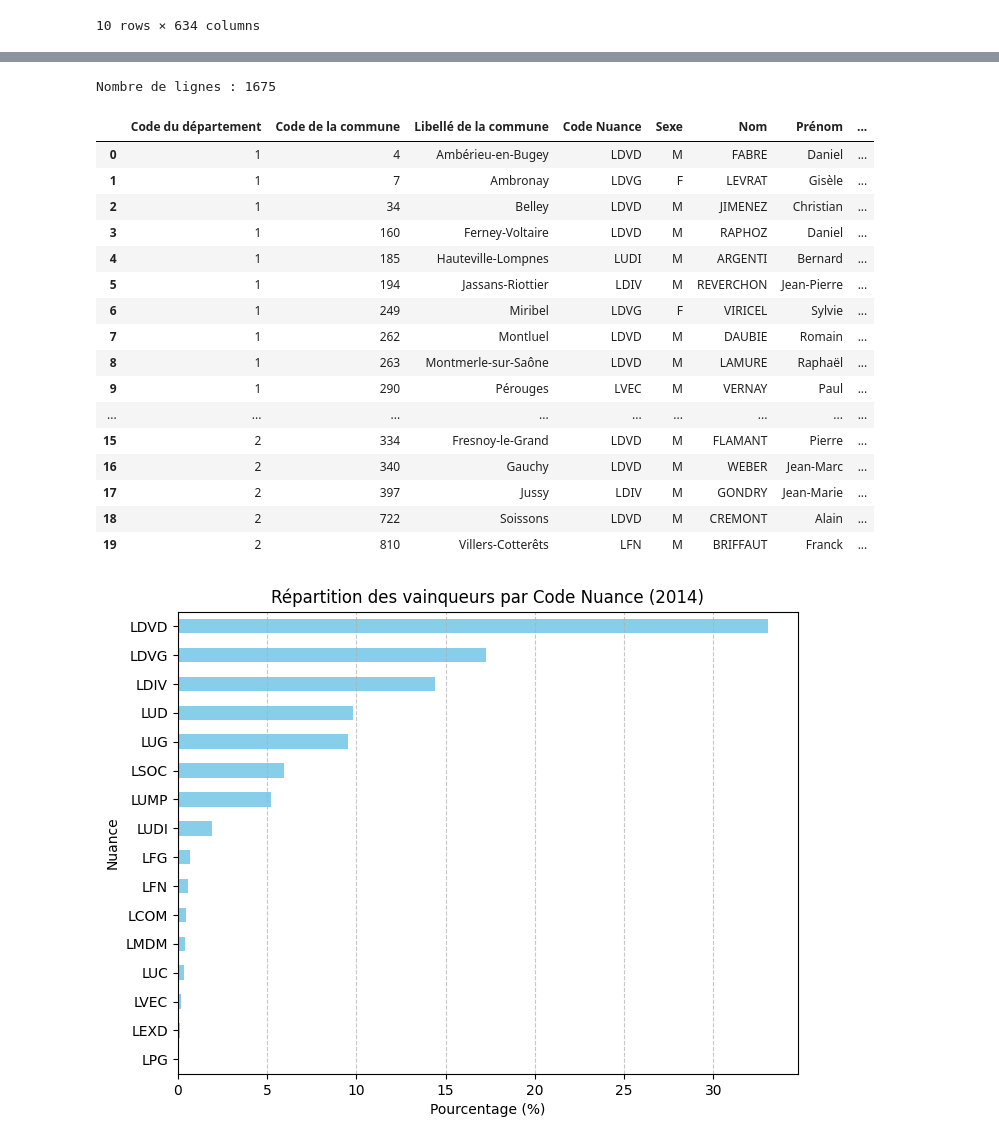
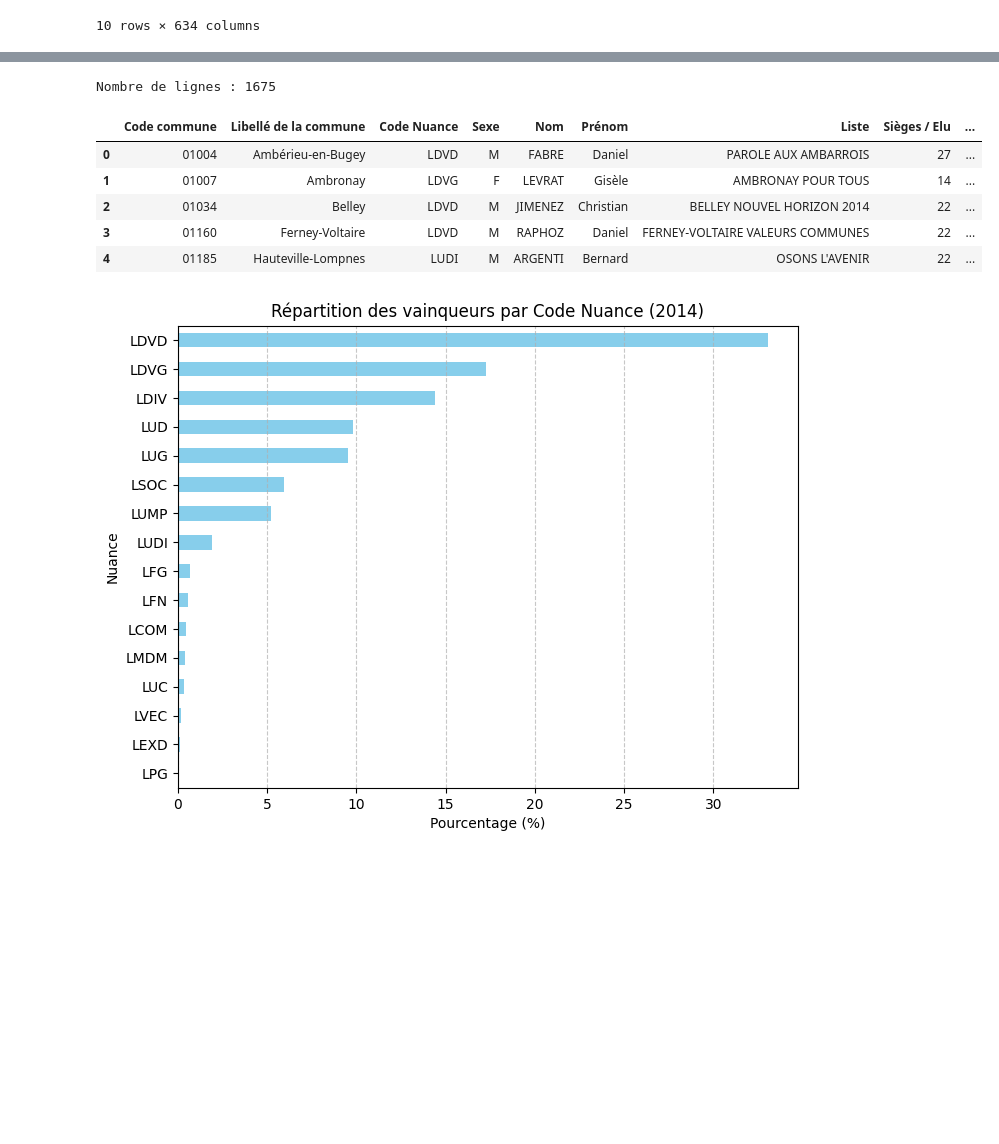
Before and after one commit to isa-j/Python-project, a Jupyter notebook: Data formatting.ipynb, the cells around one changed output, grey strips where cells are left out. Cells and saved outputs as stored; diff of their text form; code cells hidden in the pictures; blank space fills up the shorter version.

```diff
--- a/Data formatting.ipynb
+++ b/Data formatting.ipynb
@@ -145,7 +139,7 @@ resultats_2014.head(10)
 df = resultats_2014.copy()
 
 # Colonnes de commune à conserver
-commune_cols = ['Code du département', 'Code de la commune', 'Libellé de la commune']
+commune_cols = ['Code commune', 'Libellé de la commune']
 
 # Champs candidats dans l'ordre physique
 candidate_fields = ['Code Nuance','Sexe','Nom','Prénom','Liste',
@@ -181,10 +175,10 @@ print(f"Blocs détectés: {nblocks} — Lignes candidats produites: {len(long_df
 
 # trier par commune puis par ordre du candidat
 long_df_sorted = long_df.sort_values(
-    by=['Code du département', 'Code de la commune', 'Ordre_candidat']
+    by=['Code commune', 'Ordre_candidat']
 ).reset_index(drop=True)
 
 # affichage
-display(long_df_sorted.head(20))
+display(long_df_sorted.head(10))
 # %% [output]
 Blocs détectés: 56 — Lignes candidats produites: 4722
@@ -208,28 +196,17 @@ Blocs détectés: 56 — Lignes candidats produites: 4722
 # %%
 #Identifier le vainqueur par commune
-winners_df = long_df.loc[long_df.groupby(['Code du département', 'Code de la commune'])['% Voix/Exp'].idxmax()].reset_index(drop=True)
+winners_df = long_df.loc[long_df.groupby(['Code commune'])['% Voix/Exp'].idxmax()].reset_index(drop=True)
 
 print(f"Nombre de lignes : {len(winners_df)}")
-display(winners_df.head(20))
+display(winners_df.head(5))
 # %% [output]
 Nombre de lignes : 1675
-|  | Code du département | Code de la commune | Libellé de la commune | Code Nuance | Sexe | Nom | Prénom | ... |
-| 0 | 1 | 4 | Ambérieu-en-Bugey | LDVD | M | FABRE | Daniel | ... |
-| 1 | 1 | 7 | Ambronay | LDVG | F | LEVRAT | Gisèle | ... |
-| 2 | 1 | 34 | Belley | LDVD | M | JIMENEZ | Christian | ... |
-| 3 | 1 | 160 | Ferney-Voltaire | LDVD | M | RAPHOZ | Daniel | ... |
-| 4 | 1 | 185 | Hauteville-Lompnes | LUDI | M | ARGENTI | Bernard | ... |
-| 5 | 1 | 194 | Jassans-Riottier | LDIV | M | REVERCHON | Jean-Pierre | ... |
-| 6 | 1 | 249 | Miribel | LDVG | F | VIRICEL | Sylvie | ... |
-| 7 | 1 | 262 | Montluel | LDVD | M | DAUBIE | Romain | ... |
-| 8 | 1 | 263 | Montmerle-sur-Saône | LDVD | M | LAMURE | Raphaël | ... |
-| 9 | 1 | 290 | Pérouges | LVEC | M | VERNAY | Paul | ... |
-| ... | ... | ... | ... | ... | ... | ... | ... | ... |
-| 15 | 2 | 334 | Fresnoy-le-Grand | LDVD | M | FLAMANT | Pierre | ... |
-| 16 | 2 | 340 | Gauchy | LDVD | M | WEBER | Jean-Marc | ... |
-| 17 | 2 | 397 | Jussy | LDIV | M | GONDRY | Jean-Marie | ... |
-| 18 | 2 | 722 | Soissons | LDVD | M | CREMONT | Alain | ... |
-| 19 | 2 | 810 | Villers-Cotterêts | LFN | M | BRIFFAUT | Franck | ... |
+|  | Code commune | Libellé de la commune | Code Nuance | Sexe | Nom | Prénom | Liste | Sièges / Elu | ... |
+| 0 | 01004 | Ambérieu-en-Bugey | LDVD | M | FABRE | Daniel | PAROLE AUX AMBARROIS | 27 | ... |
+| 1 | 01007 | Ambronay | LDVG | F | LEVRAT | Gisèle | AMBRONAY POUR TOUS | 14 | ... |
+| 2 | 01034 | Belley | LDVD | M | JIMENEZ | Christian | BELLEY NOUVEL HORIZON 2014 | 22 | ... |
+| 3 | 01160 | Ferney-Voltaire | LDVD | M | RAPHOZ | Daniel | FERNEY-VOLTAIRE VALEURS COMMUNES | 22 | ... |
+| 4 | 01185 | Hauteville-Lompnes | LUDI | M | ARGENTI | Bernard | OSONS L'AVENIR | 22 | ... |
 # %%
 # Compter le nombre de vainqueurs par nuance
 counts = winners_df['Code Nuance'].value_counts(normalize=True) * 100  # en pourcentage
```
Also changed, not shown: parts of 2 cells of this notebook.
